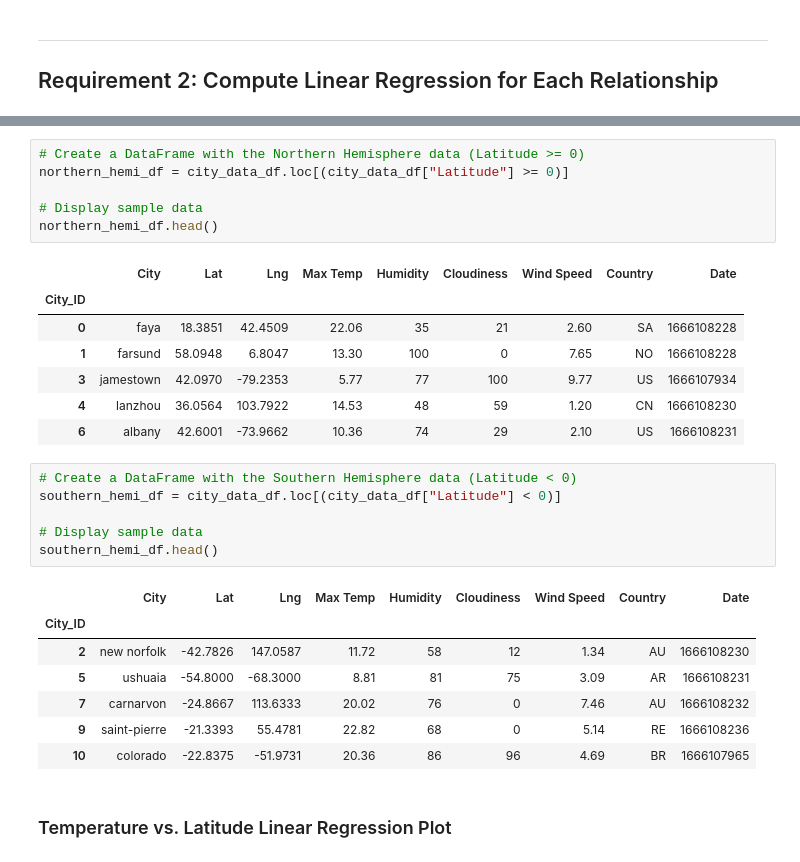
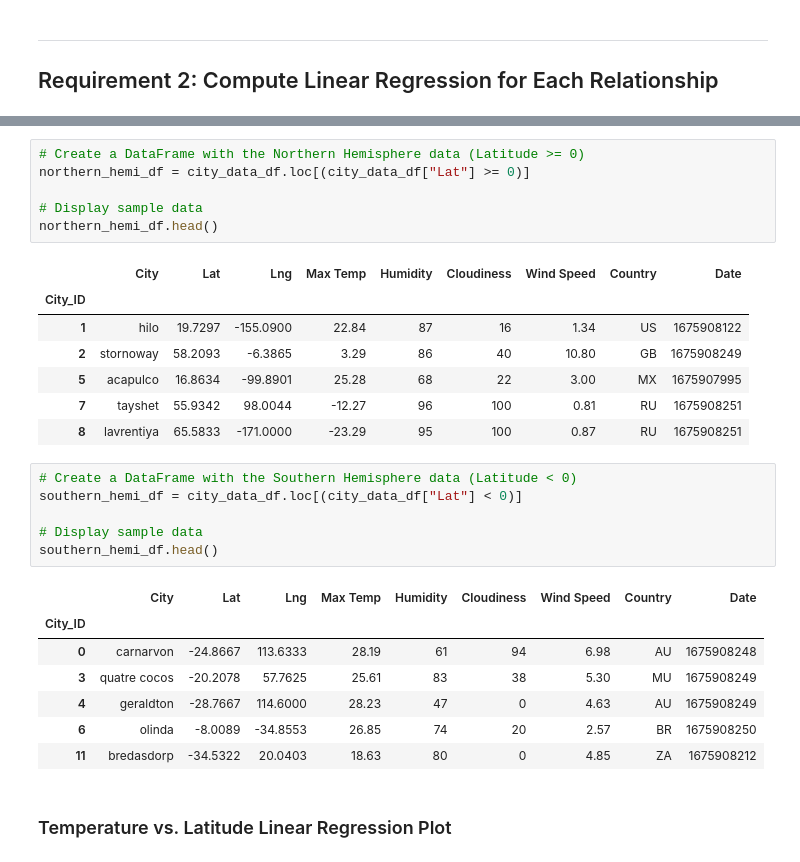
Before and after one commit to tfowler94/python-api-challenge, a Jupyter notebook: WeatherPy/WeatherPy.ipynb, the cells around one changed output, grey strips where cells are left out. Saved outputs shown, nothing was run; the diff lists cells and outputs as text.

```diff
--- a/WeatherPy/WeatherPy.ipynb
+++ b/WeatherPy/WeatherPy.ipynb
@@ -310,30 +284,30 @@ def Create_Linear_Regression_Plot(x_values, y_values, ylabeltext, charttitle, la
 # %%
 # Create a DataFrame with the Northern Hemisphere data (Latitude >= 0)
-northern_hemi_df = city_data_df.loc[(city_data_df["Latitude"] >= 0)]
+northern_hemi_df = city_data_df.loc[(city_data_df["Lat"] >= 0)]
 
 # Display sample data
 northern_hemi_df.head()
 # %% [output]
 |  | City | Lat | Lng | Max Temp | Humidity | Cloudiness | Wind Speed | Country | Date |
 | City_ID |  |  |  |  |  |  |  |  |  |
-| 0 | faya | 18.3851 | 42.4509 | 22.06 | 35 | 21 | 2.60 | SA | 1666108228 |
-| 1 | farsund | 58.0948 | 6.8047 | 13.30 | 100 | 0 | 7.65 | NO | 1666108228 |
-| 3 | jamestown | 42.0970 | -79.2353 | 5.77 | 77 | 100 | 9.77 | US | 1666107934 |
-| 4 | lanzhou | 36.0564 | 103.7922 | 14.53 | 48 | 59 | 1.20 | CN | 1666108230 |
-| 6 | albany | 42.6001 | -73.9662 | 10.36 | 74 | 29 | 2.10 | US | 1666108231 |
+| 1 | hilo | 19.7297 | -155.0900 | 22.84 | 87 | 16 | 1.34 | US | 1675908122 |
+| 2 | stornoway | 58.2093 | -6.3865 | 3.29 | 86 | 40 | 10.80 | GB | 1675908249 |
+| 5 | acapulco | 16.8634 | -99.8901 | 25.28 | 68 | 22 | 3.00 | MX | 1675907995 |
+| 7 | tayshet | 55.9342 | 98.0044 | -12.27 | 96 | 100 | 0.81 | RU | 1675908251 |
+| 8 | lavrentiya | 65.5833 | -171.0000 | -23.29 | 95 | 100 | 0.87 | RU | 1675908251 |
 # %%
 # Create a DataFrame with the Southern Hemisphere data (Latitude < 0)
-southern_hemi_df = city_data_df.loc[(city_data_df["Latitude"] < 0)]
+southern_hemi_df = city_data_df.loc[(city_data_df["Lat"] < 0)]
 
 # Display sample data
 southern_hemi_df.head()
 # %% [output]
 |  | City | Lat | Lng | Max Temp | Humidity | Cloudiness | Wind Speed | Country | Date |
 | City_ID |  |  |  |  |  |  |  |  |  |
-| 2 | new norfolk | -42.7826 | 147.0587 | 11.72 | 58 | 12 | 1.34 | AU | 1666108230 |
-| 5 | ushuaia | -54.8000 | -68.3000 | 8.81 | 81 | 75 | 3.09 | AR | 1666108231 |
-| 7 | carnarvon | -24.8667 | 113.6333 | 20.02 | 76 | 0 | 7.46 | AU | 1666108232 |
-| 9 | saint-pierre | -21.3393 | 55.4781 | 22.82 | 68 | 0 | 5.14 | RE | 1666108236 |
-| 10 | colorado | -22.8375 | -51.9731 | 20.36 | 86 | 96 | 4.69 | BR | 1666107965 |
+| 0 | carnarvon | -24.8667 | 113.6333 | 28.19 | 61 | 94 | 6.98 | AU | 1675908248 |
+| 3 | quatre cocos | -20.2078 | 57.7625 | 25.61 | 83 | 38 | 5.30 | MU | 1675908249 |
+| 4 | geraldton | -28.7667 | 114.6000 | 28.23 | 47 | 0 | 4.63 | AU | 1675908249 |
+| 6 | olinda | -8.0089 | -34.8553 | 26.85 | 74 | 20 | 2.57 | BR | 1675908250 |
+| 11 | bredasdorp | -34.5322 | 20.0403 | 18.63 | 80 | 0 | 4.85 | ZA | 1675908212 |
 # %% [markdown]
 ###  Temperature vs. Latitude Linear Regression Plot
```
Also changed, not shown: parts of 36 cells of this notebook, 5 other files.
